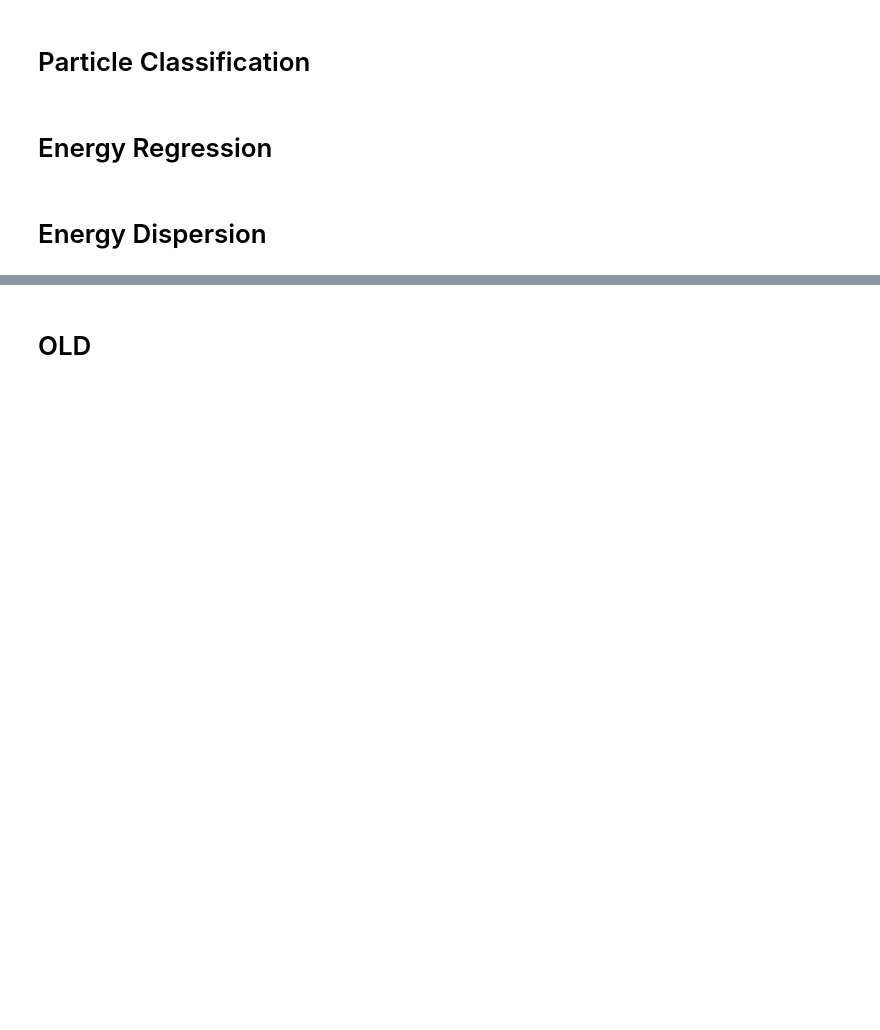
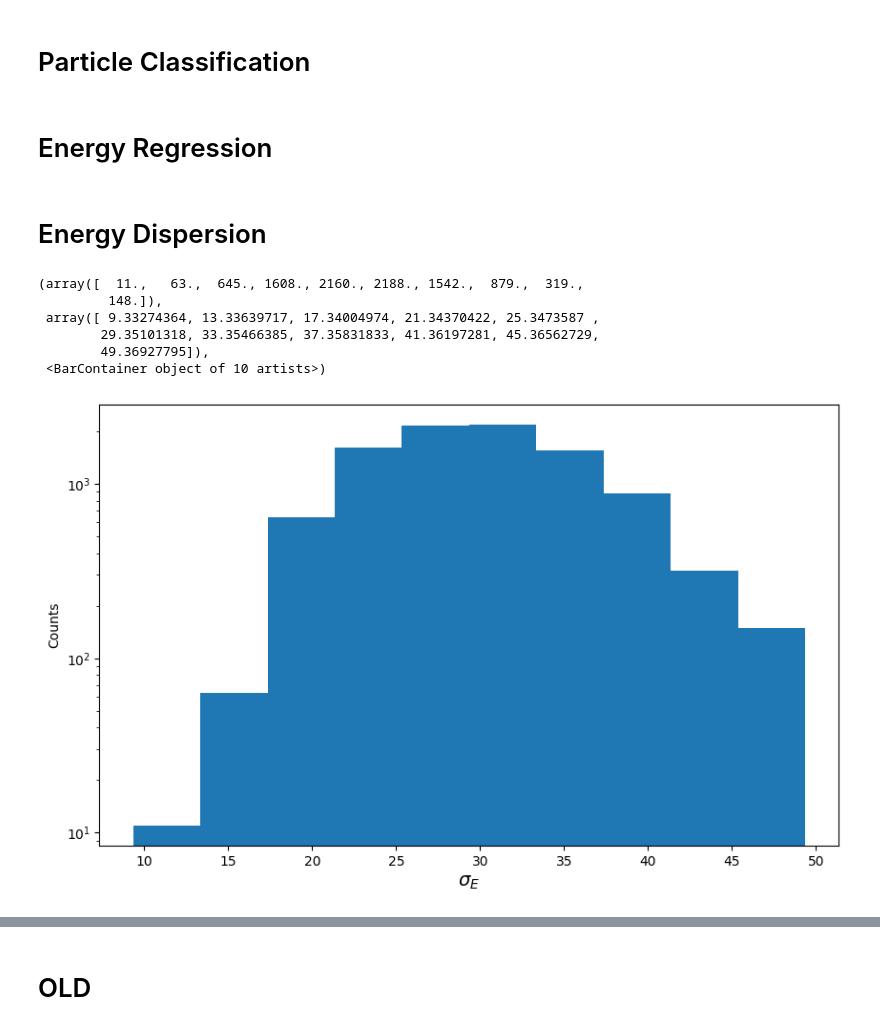
Before and after one commit to enlupi/SNN-Cal, a Jupyter notebook: SNN/SNN.ipynb, the cells around one changed output, grey strips where cells are left out. Cells and saved outputs as stored; diff of their text form; code cells hidden in the pictures; blank space fills up the shorter version.

Commit message:
ADD energy dispersion analysis

```diff
--- a/SNN/SNN.ipynb
+++ b/SNN/SNN.ipynb
@@ -475,4 +475,5 @@ train_net.plot_pred_vs_target(50, logscale=False, linthresh=1)
 # %% [markdown]
 # Energy Dispersion
 # %%
-data_train, data_test, data_val = ds.build_dataset("../Data", max_files=5, target="energy")
+data_train, data_test, data_val = ds.build_dataset("../Data/PrimaryOnly", max_files=5, target="dispersion",
+                                                   transform= lambda x: (x[0], ds.to_tensor_and_dtype(x[1], torch.float32)))
@@ -478,0 +486,18 @@ data_train, data_test, data_val = ds.build_dataset("../Data", max_files=5, targe
+# %%
+sigmaE = ((np.array([d[1] for d in data_train])))
+
+fig = plt.figure(facecolor="w", figsize=(10, 6))
+plt.xlabel(r'$\sigma_{E}$', fontsize=14)
+plt.ylabel("Counts")
+plt.yscale("log")
+plt.hist(sigmaE)
+
+#print(f"Minimum energy: {min(energies)}")
+# %% [output]
+(array([  11.,   63.,  645., 1608., 2160., 2188., 1542.,  879.,  319.,
+         148.]),
+ array([ 9.33274364, 13.33639717, 17.34004974, 21.34370422, 25.3473587 ,
+        29.35101318, 33.35466385, 37.35831833, 41.36197281, 45.36562729,
+        49.36927795]),
+ <BarContainer object of 10 artists>)
+[figure, added]
```
Also changed, not shown: parts of 10 cells of this notebook.
